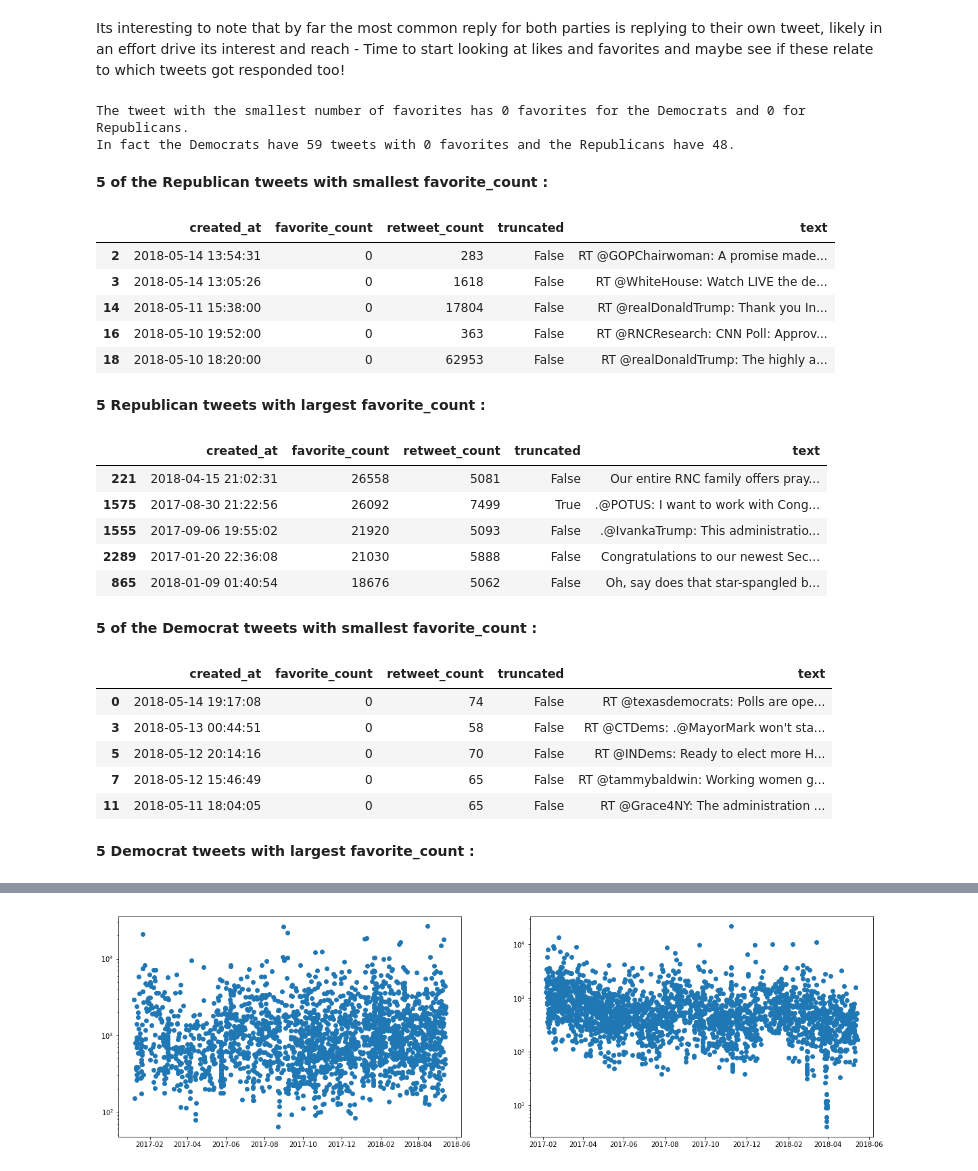
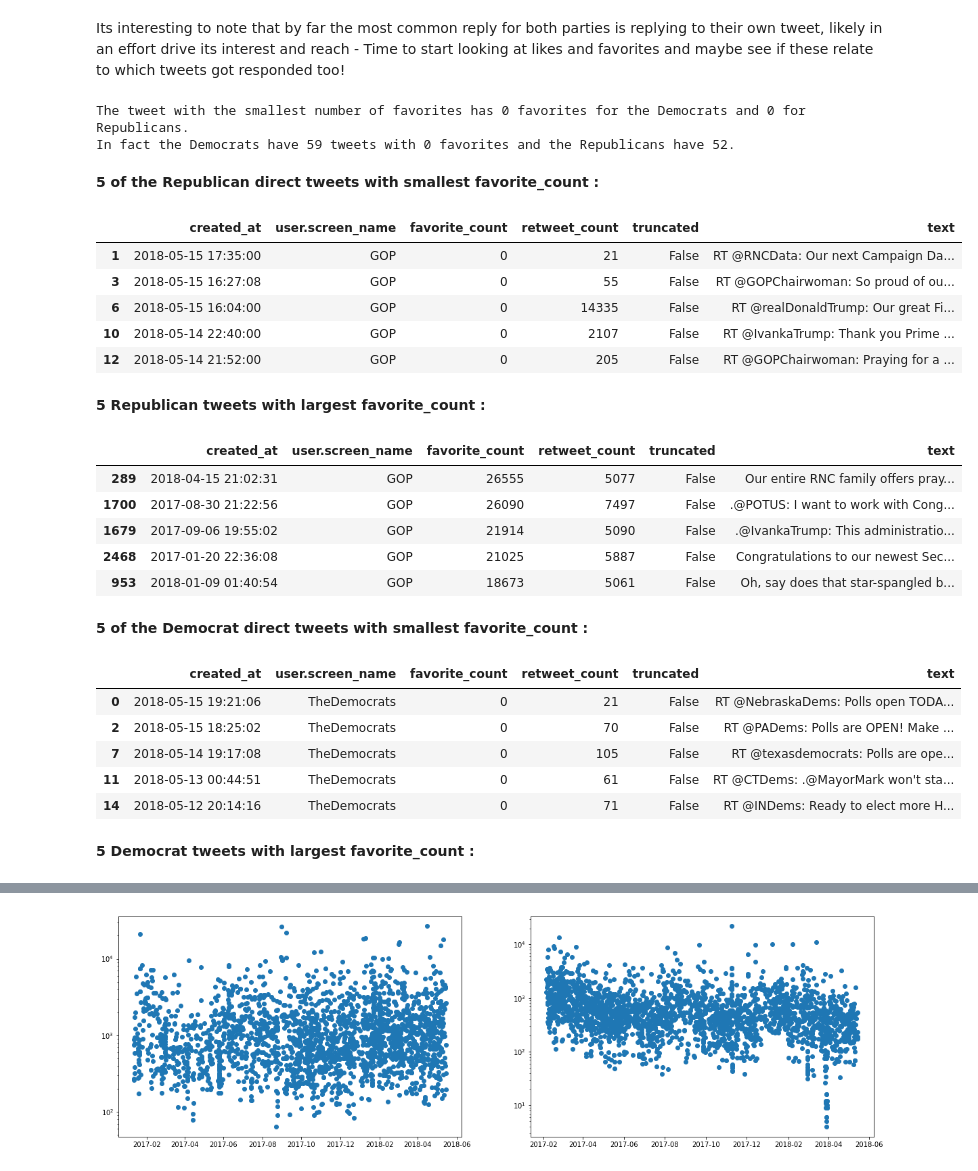
Before and after one commit to alsnkline/TwitterExploration, a Jupyter notebook: Twitter Exploration.ipynb, the cells around one changed output, grey strips where cells are left out. Cells and saved outputs as stored; diff of their text form; code cells hidden in the pictures.

```diff
--- a/Twitter Exploration.ipynb
+++ b/Twitter Exploration.ipynb
@@ -156,10 +198,14 @@ Now lets look at the in_reply_to_screen_name column: Have either party answered
 # %%
 #len(rep.loc[rep['in_reply_to_screen_name'].notnull(),['in_reply_to_screen_name','text']])
 #len(dem.loc[dem['in_reply_to_screen_name'].notnull(),['in_reply_to_screen_name','text']])
-print(rep.in_reply_to_screen_name.value_counts())
-print('Total tweets in response to someone: {}'.format(len(rep[rep['in_reply_to_screen_name'].notnull()])))
-print(dem.in_reply_to_screen_name.value_counts())
-print('Total tweets in response to someone: {}'.format(len(dem[dem['in_reply_to_screen_name'].notnull()])))
+
+drep = rep.loc[rep['from'].str.contains('regular'),:]     # only analysing target accounts direct tweets
+ddem = dem.loc[dem['from'].str.contains('regular'),:]
+
+print(drep.in_reply_to_screen_name.value_counts())
+print('Total tweets in response to someone: {} \n'.format(len(drep[drep['in_reply_to_screen_name'].notnull()])))
+print(ddem.in_reply_to_screen_name.value_counts())
+print('Total tweets in response to someone: {}'.format(len(ddem[ddem['in_reply_to_screen_name'].notnull()])))
 # %% [output]
 GOP                41
 POTUS               1
@@ -173,40 +220,40 @@ Total tweets in response to someone: 77
 # %% [markdown]
 Its interesting to note that by far the most common reply for both parties is replying to their own tweet, likely in an effort drive its interest and reach - Time to start looking at likes and favorites and maybe see if these relate to which tweets got responded too!
 # %%
-print("The tweet with the smallest number of favorites has {} favorites for the Democrats and {} for Republicans.".format(min(dem['favorite_count']), min(rep['favorite_count'])))
-print("In fact the Democrats have {} tweets with 0 favorites and the Republicans have {}.".format(len(dem[dem['favorite_count'] == 0]),len(rep[rep['favorite_count'] == 0])))
+print("The tweet with the smallest number of favorites has {} favorites for the Democrats and {} for Republicans.".format(min(ddem['favorite_count']), min(drep['favorite_count'])))
+print("In fact the Democrats have {} tweets with 0 favorites and the Republicans have {}.".format(len(ddem[ddem['favorite_count'] == 0]),len(drep[drep['favorite_count'] == 0])))
 
-display(Markdown('**5 of the Republican tweets with smallest favorite_count :**'))
-display(rep.nsmallest(5,['favorite_count'])[['created_at', 'favorite_count', 'retweet_count', 'truncated', 'text']])
+display(Markdown('**5 of the Republican direct tweets with smallest favorite_count :**'))
+display(drep.nsmallest(5,['favorite_count'])[['created_at', 'user.screen_name', 'favorite_count', 'retweet_count', 'truncated', 'text']])
 display(Markdown('**5 Republican tweets with largest favorite_count :**'))
-display(rep.nlargest(5,['favorite_count'])[['created_at', 'favorite_count', 'retweet_count', 'truncated', 'text']])
+display(drep.nlargest(5,['favorite_count'])[['created_at', 'user.screen_name', 'favorite_count', 'retweet_count', 'truncated', 'text']])
 
-display(Markdown('**5 of the  Democrat tweets with smallest favorite_count :**'))
-display(dem.nsmallest(5,['favorite_count'])[['created_at', 'favorite_count', 'retweet_count', 'truncated', 'text']])
+display(Markdown('**5 of the Democrat direct tweets with smallest favorite_count :**'))
+display(ddem.nsmallest(5,['favorite_count'])[['created_at', 'user.screen_name', 'favorite_count', 'retweet_count', 'truncated', 'text']])
 display(Markdown('**5 Democrat tweets with largest favorite_count :**'))
-display(dem.nlargest(5,['favorite_count'])[['created_at', 'favorite_count', 'retweet_count', 'truncated', 'text']])
+display(ddem.nlargest(5,['favorite_count'])[['created_at','user.screen_name', 'favorite_count', 'retweet_count', 'truncated', 'text']])
 # %% [output]
 The tweet with the smallest number of favorites has 0 favorites for the Democrats and 0 for Republicans.
-In fact the Democrats have 59 tweets with 0 favorites and the Republicans have 48.
+In fact the Democrats have 59 tweets with 0 favorites and the Republicans have 52.
-**5 of the Republican tweets with smallest favorite_count :**
+**5 of the Republican direct tweets with smallest favorite_count :**
-|  | created_at | favorite_count | retweet_count | truncated | text |
-| 2 | 2018-05-14 13:54:31 | 0 | 283 | False | RT @GOPChairwoman: A promise made... |
-| 3 | 2018-05-14 13:05:26 | 0 | 1618 | False | RT @WhiteHouse: Watch LIVE the de... |
-| 14 | 2018-05-11 15:38:00 | 0 | 17804 | False | RT @realDonaldTrump: Thank you In... |
-| 16 | 2018-05-10 19:52:00 | 0 | 363 | False | RT @RNCResearch: CNN Poll: Approv... |
-| 18 | 2018-05-10 18:20:00 | 0 | 62953 | False | RT @realDonaldTrump: The highly a... |
+|  | created_at | user.screen_name | favorite_count | retweet_count | truncated | text |
+| 1 | 2018-05-15 17:35:00 | GOP | 0 | 21 | False | RT @RNCData: Our next Campaign Da... |
+| 3 | 2018-05-15 16:27:08 | GOP | 0 | 55 | False | RT @GOPChairwoman: So proud of ou... |
+| 6 | 2018-05-15 16:04:00 | GOP | 0 | 14335 | False | RT @realDonaldTrump: Our great Fi... |
+| 10 | 2018-05-14 22:40:00 | GOP | 0 | 2107 | False | RT @IvankaTrump: Thank you Prime ... |
+| 12 | 2018-05-14 21:52:00 | GOP | 0 | 205 | False | RT @GOPChairwoman: Praying for a ... |
 **5 Republican tweets with largest favorite_count :**
-|  | created_at | favorite_count | retweet_count | truncated | text |
-| 221 | 2018-04-15 21:02:31 | 26558 | 5081 | False | Our entire RNC family offers pray... |
-| 1575 | 2017-08-30 21:22:56 | 26092 | 7499 | True | .@POTUS: I want to work with Cong... |
-| 1555 | 2017-09-06 19:55:02 | 21920 | 5093 | False | .@IvankaTrump: This administratio... |
-| 2289 | 2017-01-20 22:36:08 | 21030 | 5888 | False | Congratulations to our newest Sec... |
-| 865 | 2018-01-09 01:40:54 | 18676 | 5062 | False | Oh, say does that star-spangled b... |
+|  | created_at | user.screen_name | favorite_count | retweet_count | truncated | text |
+| 289 | 2018-04-15 21:02:31 | GOP | 26555 | 5077 | False | Our entire RNC family offers pray... |
+| 1700 | 2017-08-30 21:22:56 | GOP | 26090 | 7497 | False | .@POTUS: I want to work with Cong... |
+| 1679 | 2017-09-06 19:55:02 | GOP | 21914 | 5090 | False | .@IvankaTrump: This administratio... |
+| 2468 | 2017-01-20 22:36:08 | GOP | 21025 | 5887 | False | Congratulations to our newest Sec... |
+| 953 | 2018-01-09 01:40:54 | GOP | 18673 | 5061 | False | Oh, say does that star-spangled b... |
-**5 of the  Democrat tweets with smallest favorite_count :**
+**5 of the Democrat direct tweets with smallest favorite_count :**
-|  | created_at | favorite_count | retweet_count | truncated | text |
-| 0 | 2018-05-14 19:17:08 | 0 | 74 | False | RT @texasdemocrats: Polls are ope... |
-| 3 | 2018-05-13 00:44:51 | 0 | 58 | False | RT @CTDems: .@MayorMark won't sta... |
-| 5 | 2018-05-12 20:14:16 | 0 | 70 | False | RT @INDems: Ready to elect more H... |
-| 7 | 2018-05-12 15:46:49 | 0 | 65 | False | RT @tammybaldwin: Working women g... |
-| 11 | 2018-05-11 18:04:05 | 0 | 65 | False | RT @Grace4NY: The administration ... |
+|  | created_at | user.screen_name | favorite_count | retweet_count | truncated | text |
+| 0 | 2018-05-15 19:21:06 | TheDemocrats | 0 | 21 | False | RT @NebraskaDems: Polls open TODA... |
+| 2 | 2018-05-15 18:25:02 | TheDemocrats | 0 | 70 | False | RT @PADems: Polls are OPEN! Make ... |
+| 7 | 2018-05-14 19:17:08 | TheDemocrats | 0 | 105 | False | RT @texasdemocrats: Polls are ope... |
+| 11 | 2018-05-13 00:44:51 | TheDemocrats | 0 | 61 | False | RT @CTDems: .@MayorMark won't sta... |
+| 14 | 2018-05-12 20:14:16 | TheDemocrats | 0 | 71 | False | RT @INDems: Ready to elect more H... |
 **5 Democrat tweets with largest favorite_count :**
```
Also changed, not shown: parts of 23 cells of this notebook.
